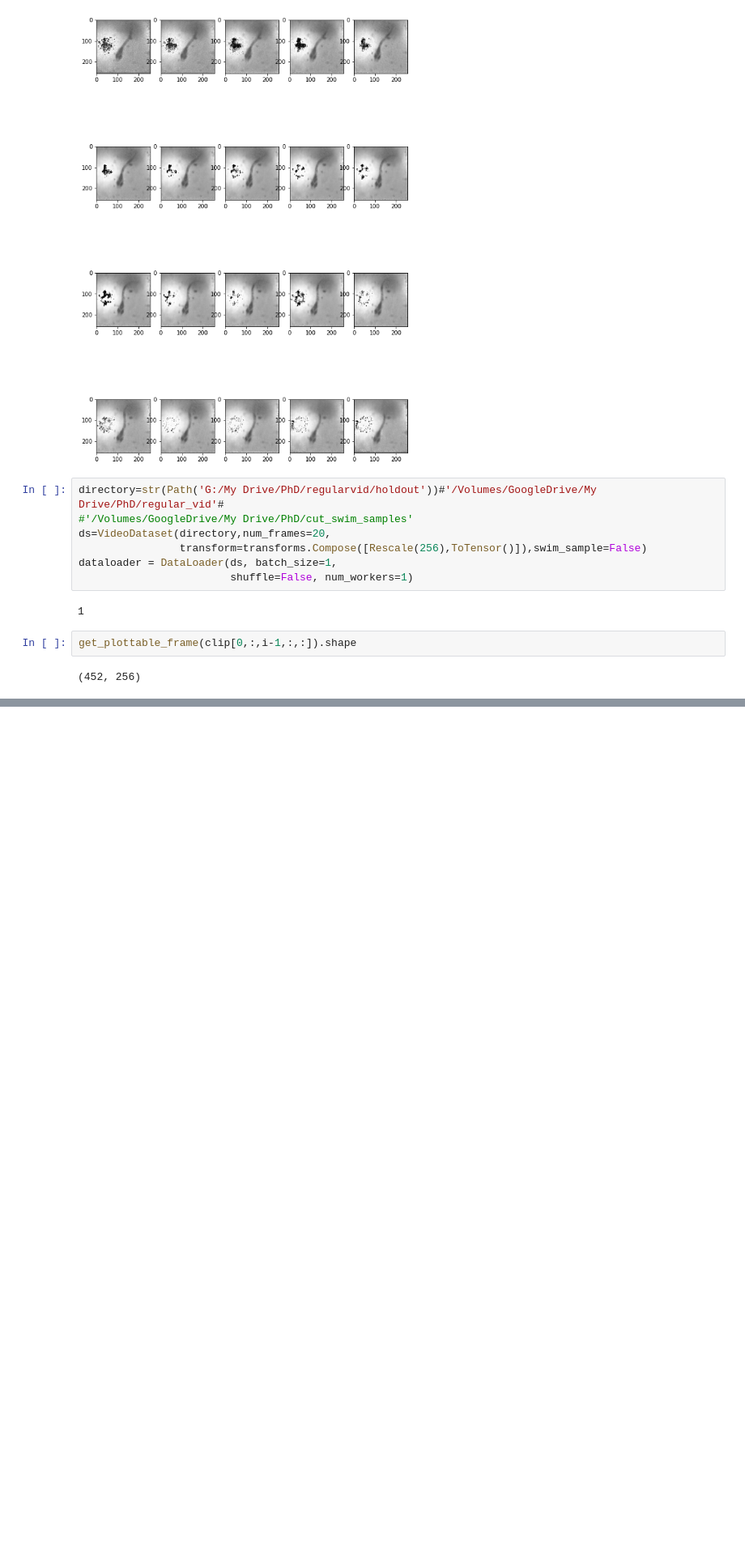
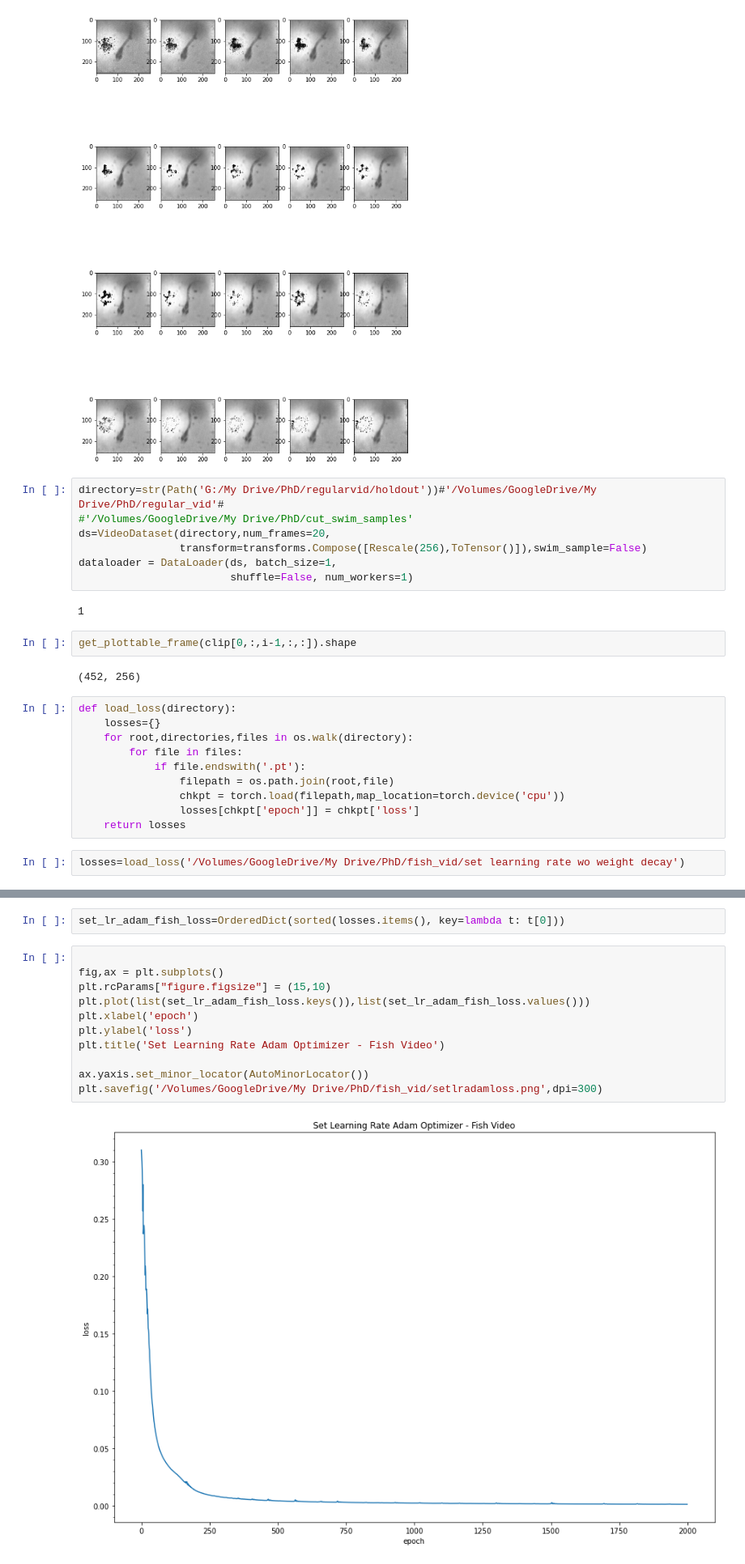
Before and after one commit to shir3bar/video_autoencoder, a Jupyter notebook: TrainingNotebook.ipynb, the cells around one changed output, grey strips where cells are left out. Shown at 81% size. Saved outputs shown, nothing was run; the diff lists cells and outputs as text; blank space fills up the shorter version.

```diff
--- a/TrainingNotebook.ipynb
+++ b/TrainingNotebook.ipynb
@@ -273,3 +276,15 @@ dataloader = DataLoader(ds, batch_size=1,
 get_plottable_frame(clip[0,:,i-1,:,:]).shape
 # %% [output]
 (452, 256)
+# %%
+def load_loss(directory):
+    losses={}
+    for root,directories,files in os.walk(directory):
+        for file in files:
+            if file.endswith('.pt'):
+                filepath = os.path.join(root,file)
+                chkpt = torch.load(filepath,map_location=torch.device('cpu'))
+                losses[chkpt['epoch']] = chkpt['loss']
+    return losses
+# %%
+losses=load_loss('/Volumes/GoogleDrive/My Drive/PhD/fish_vid/set learning rate wo weight decay')
@@ -275,0 +311,15 @@ get_plottable_frame(clip[0,:,i-1,:,:]).shape
+# %%
+set_lr_adam_fish_loss=OrderedDict(sorted(losses.items(), key=lambda t: t[0]))
+# %%
+
+fig,ax = plt.subplots()
+plt.rcParams["figure.figsize"] = (15,10)
+plt.plot(list(set_lr_adam_fish_loss.keys()),list(set_lr_adam_fish_loss.values()))
+plt.xlabel('epoch')
+plt.ylabel('loss')
+plt.title('Set Learning Rate Adam Optimizer - Fish Video')
+
+ax.yaxis.set_minor_locator(AutoMinorLocator())
+plt.savefig('/Volumes/GoogleDrive/My Drive/PhD/fish_vid/setlradamloss.png',dpi=300)
+# %% [output]
+[figure, added]
```
Also changed, not shown: parts of 2 cells of this notebook.
